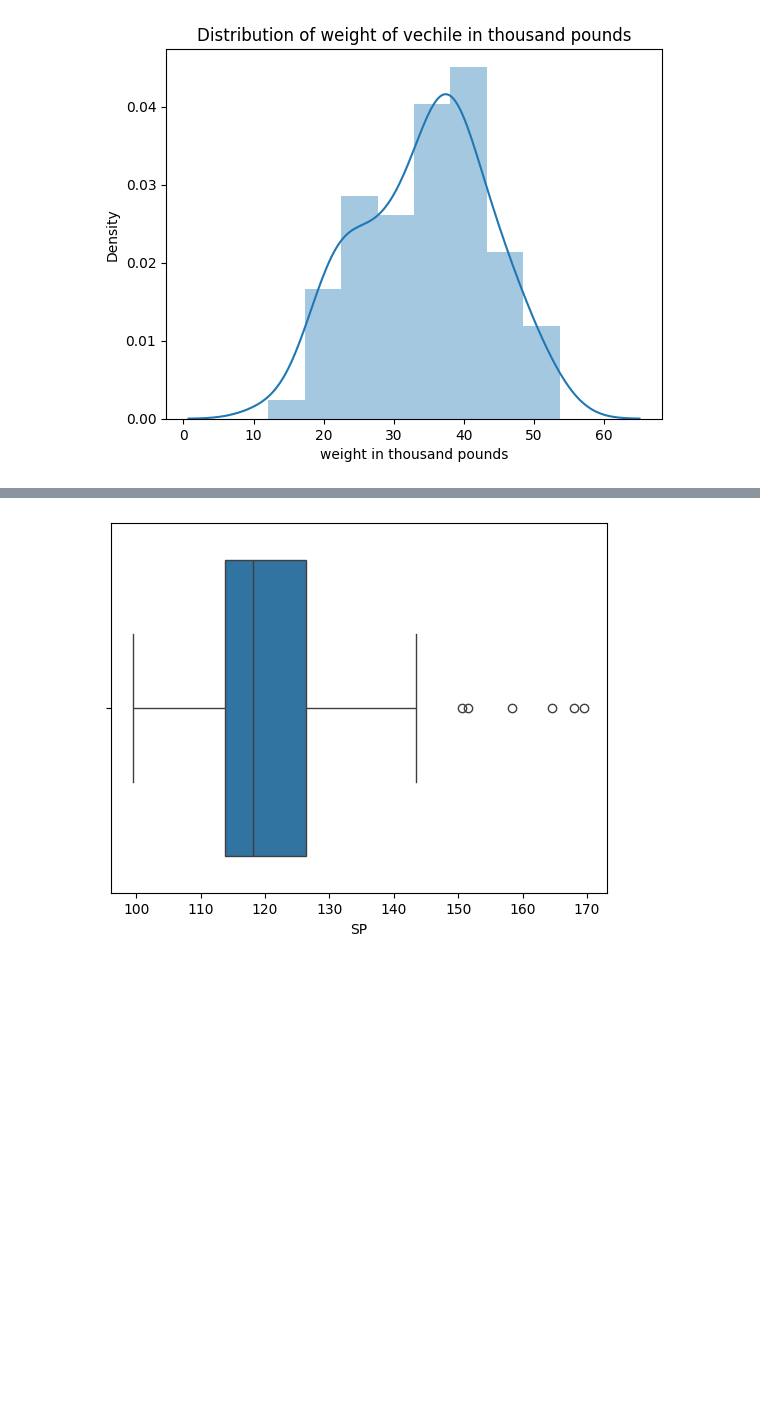
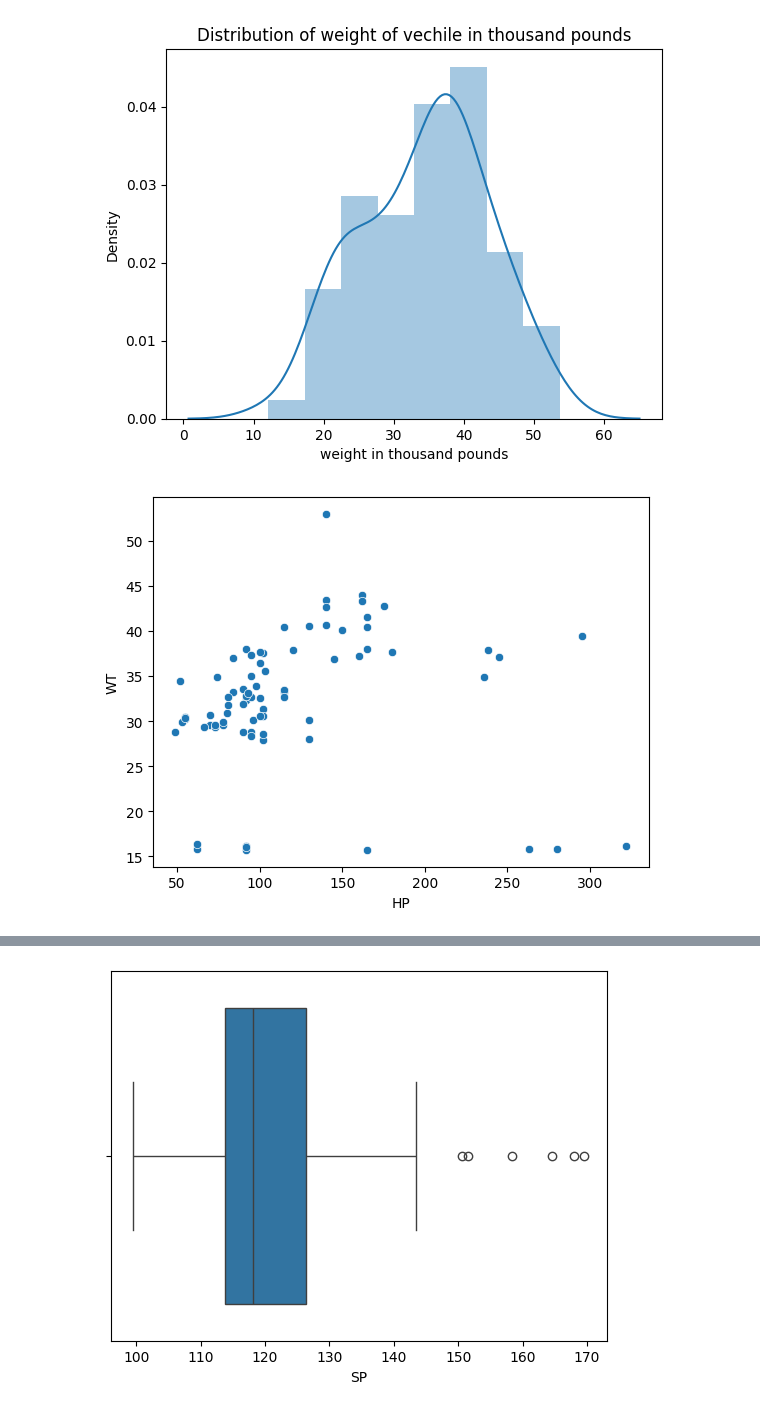
Before and after one commit to Tony-47/training, a Jupyter notebook: day_21.ipynb, the cells around one changed output, grey strips where cells are left out. Drawn from its saved outputs; the diff is of its cells as text; code cells hidden in the pictures; blank space fills up the shorter version.

```diff
--- a/day_21.ipynb
+++ b/day_21.ipynb
@@ -78,3 +81,8 @@ plt.xlabel('weight in thousand pounds')
 plt.show()
 # %% [output]
 [figure]
+# %%
+sns.scatterplot(x=cars['HP'],y=cars['WT'])
+plt.show()
+# %% [output]
+[figure, added]
```
Also changed, not shown: parts of 8 cells of this notebook.
